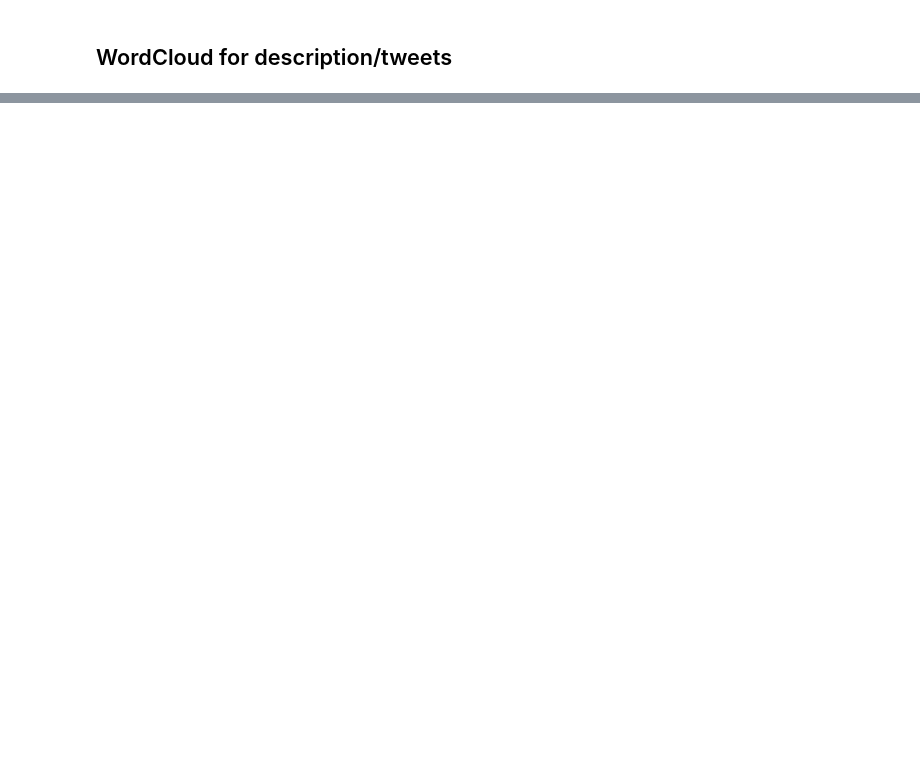
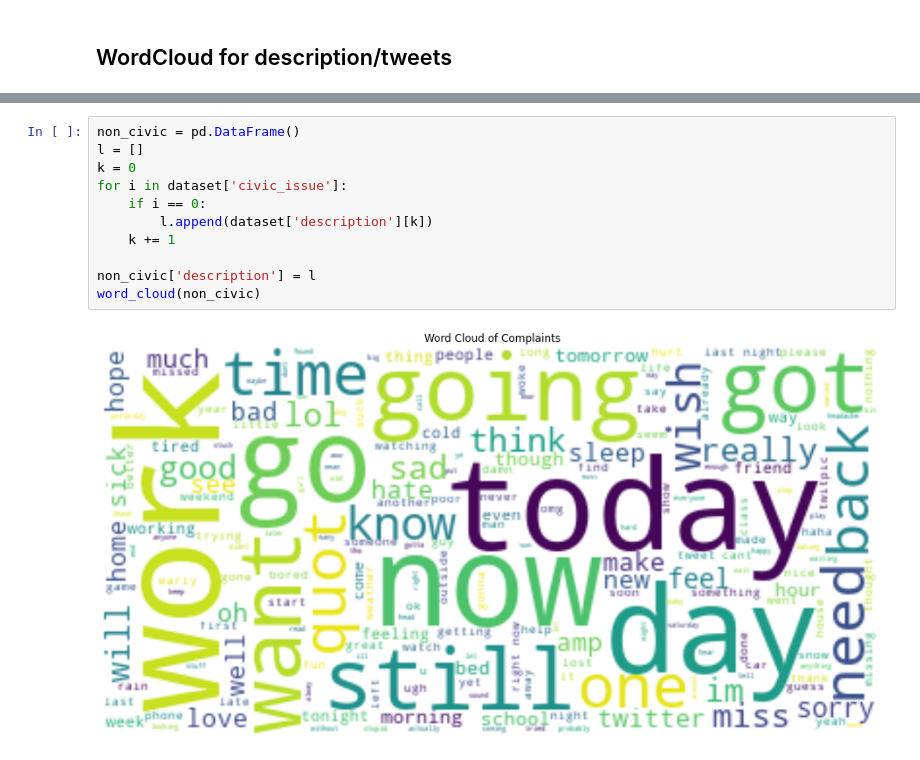
Before and after one commit to ShriyaShankar/mini-project, a Jupyter notebook: EDA.ipynb, the cells around one changed output, grey strips where cells are left out. Drawn from its saved outputs; the diff is of its cells as text; blank space fills up the shorter version.

Commit message:
wordcloud for non civic data

```diff
--- a/EDA.ipynb
+++ b/EDA.ipynb
@@ -128,0 +130,13 @@ word_cloud(civic)
+# %%
+non_civic = pd.DataFrame()
+l = []
+k = 0
+for i in dataset['civic_issue']:
+    if i == 0:
+        l.append(dataset['description'][k])
+    k += 1
+
+non_civic['description'] = l
+word_cloud(non_civic)
+# %% [output]
+[figure, added]
```
Also changed, not shown: parts of 3 cells of this notebook.
